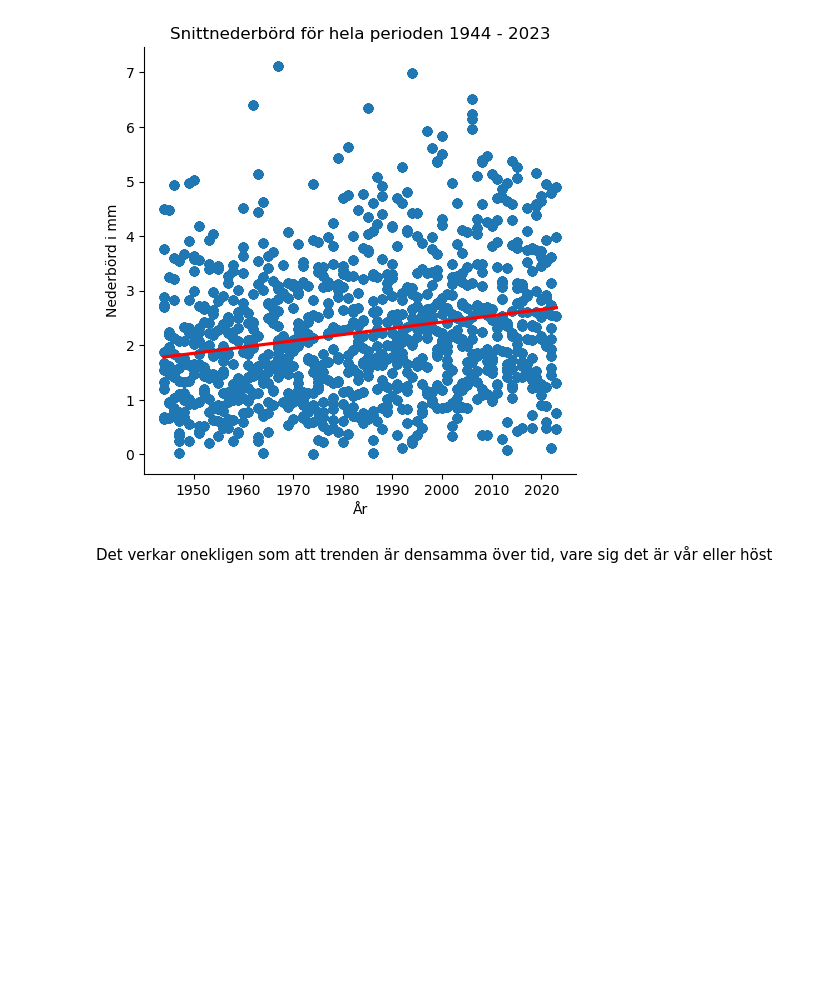
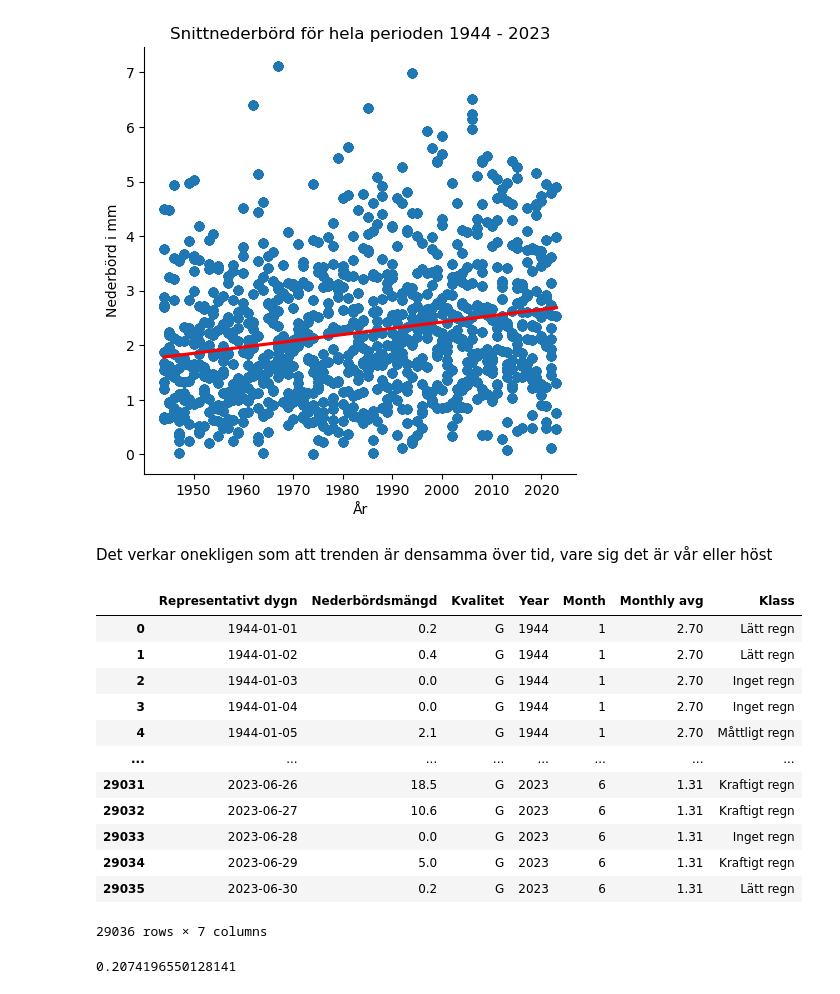
Before and after one commit to msteele919/projectwork, a Jupyter notebook: Kristoffer/plotting_rain.ipynb, the cells around one changed output. Drawn from its saved outputs; the diff is of its cells as text; code cells hidden in the pictures; blank space fills up the shorter version.

```diff
--- a/Kristoffer/plotting_rain.ipynb
+++ b/Kristoffer/plotting_rain.ipynb
@@ -150,3 +163,19 @@ Text(42.25000000000001, 0.5, 'Nederbörd i mm')
 [figure]
 # %% [markdown]
 Det verkar onekligen som att trenden är densamma över tid, vare sig det är vår eller höst
+# %%
+precip
+# %% [output]
+|  | Representativt dygn | Nederbördsmängd | Kvalitet | Year | Month | Monthly avg | Klass |
+| 0 | 1944-01-01 | 0.2 | G | 1944 | 1 | 2.70 | Lätt regn |
+| 1 | 1944-01-02 | 0.4 | G | 1944 | 1 | 2.70 | Lätt regn |
+| 2 | 1944-01-03 | 0.0 | G | 1944 | 1 | 2.70 | Inget regn |
+| 3 | 1944-01-04 | 0.0 | G | 1944 | 1 | 2.70 | Inget regn |
+| 4 | 1944-01-05 | 2.1 | G | 1944 | 1 | 2.70 | Måttligt regn |
+| ... | ... | ... | ... | ... | ... | ... | ... |
+| 29031 | 2023-06-26 | 18.5 | G | 2023 | 6 | 1.31 | Kraftigt regn |
+| 29032 | 2023-06-27 | 10.6 | G | 2023 | 6 | 1.31 | Kraftigt regn |
+| 29033 | 2023-06-28 | 0.0 | G | 2023 | 6 | 1.31 | Inget regn |
+| 29034 | 2023-06-29 | 5.0 | G | 2023 | 6 | 1.31 | Kraftigt regn |
+| 29035 | 2023-06-30 | 0.2 | G | 2023 | 6 | 1.31 | Lätt regn |
+29036 rows × 7 columns
@@ -152,0 +184,4 @@ Det verkar onekligen som att trenden är densamma över tid, vare sig det är v
+# %%
+correlation
+# %% [output]
+0.2074196550128141
```
Also changed, not shown: parts of 15 cells of this notebook, 3 other files.
